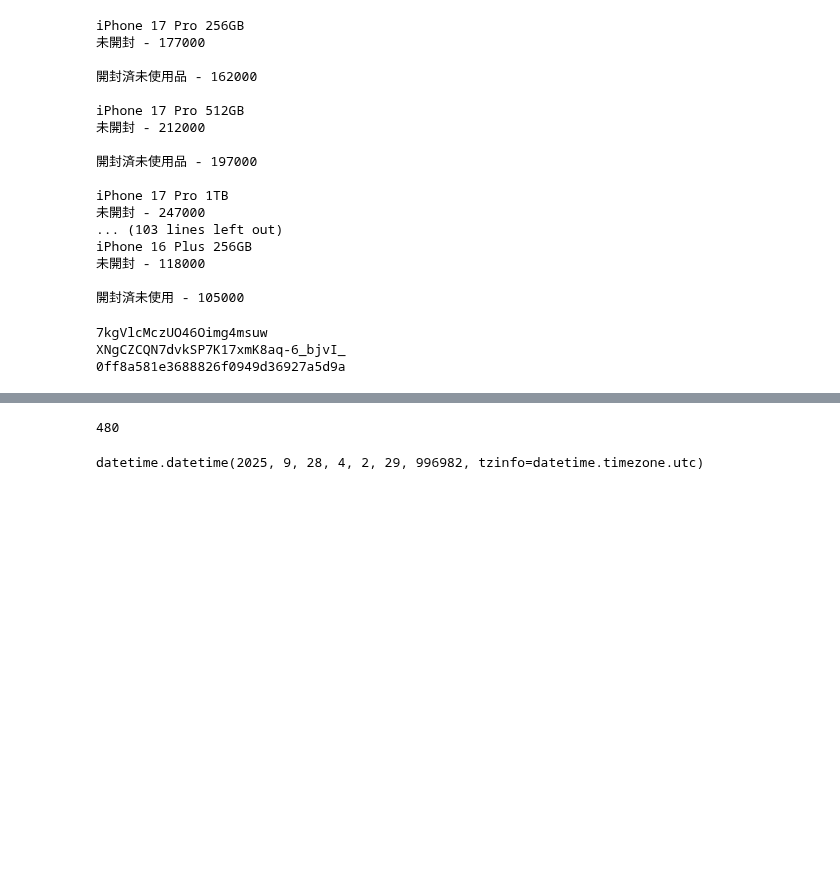
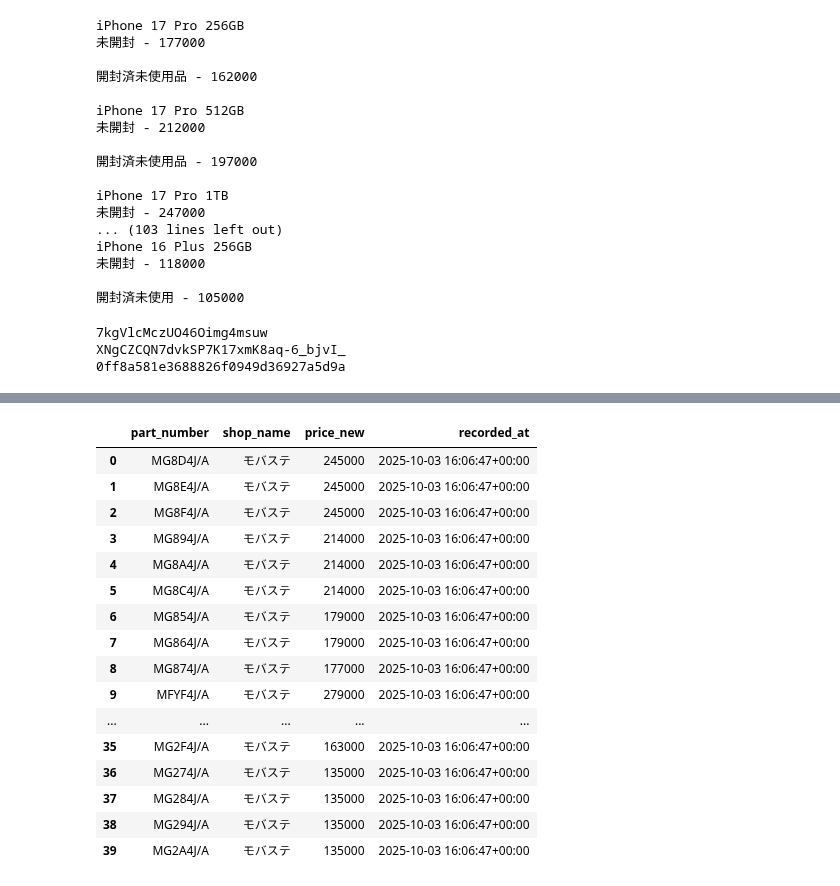
Before and after one commit to zhujiansamuel/YamagotiProjects, a Jupyter notebook: 代码验证.ipynb, the cells around one changed output, grey strips where cells are left out. Drawn from its saved outputs; the diff is of its cells as text; code cells hidden in the pictures; blank space fills up the shorter version.

```diff
--- a/代码验证.ipynb
+++ b/代码验证.ipynb
@@ -1157,41 +1336,22 @@ res
-# %%
-from datetime import timedelta
-
-def _aware_local(dt):
-    tz = timezone.get_current_timezone()
-    if timezone.is_naive(dt):
-        return timezone.make_aware(dt, tz)
-    return dt.astimezone(tz)
-
-def _build_time_grid(start_dt, end_dt, step_minutes: int = 15, offset_minute: int = 0) -> List[int]:
-    """生成本地时区网格（ms）：从 start_dt~end_dt，对齐到“0时offset分+步长 step 分钟”"""
-    step_minutes = max(1, int(step_minutes))
-    offset_minute = int(offset_minute) % step_minutes
-
-    start_local = _aware_local(start_dt)
-    end_local = _aware_local(end_dt)
-
-    day0 = start_local.replace(hour=0, minute=0, second=0, microsecond=0)
-    first = day0 + timedelta(minutes=offset_minute)
-    if first < start_local:
-        delta_min = (start_local - first).total_seconds() / 60.0
-        steps = int(delta_min // step_minutes) + 1
-        first = first + timedelta(minutes=steps * step_minutes)
-
-    grid = []
-    cur = first
-    while cur <= end_local:
-        grid.append(int(cur.timestamp() * 1000))
-        cur = cur + timedelta(minutes=step_minutes)
-    return grid
-
-start_window = timezone.now() - timedelta(days=max(1, int(5)))
-len(_build_time_grid(start_window, timezone.now(), step_minutes=15, offset_minute=0))
-# %% [output]
-480
-# %%
-from datetime import timedelta
-
-start_window
-# %% [output]
-datetime.datetime(2025, 9, 28, 4, 2, 29, 996982, tzinfo=datetime.timezone.utc)
+# %%
+
+res = clean_shop11(df_11)
+res
+# %% [output]
+|  | part_number | shop_name | price_new | recorded_at |
+| 0 | MG8D4J/A | モバステ | 245000 | 2025-10-03 16:06:47+00:00 |
+| 1 | MG8E4J/A | モバステ | 245000 | 2025-10-03 16:06:47+00:00 |
+| 2 | MG8F4J/A | モバステ | 245000 | 2025-10-03 16:06:47+00:00 |
+| 3 | MG894J/A | モバステ | 214000 | 2025-10-03 16:06:47+00:00 |
+| 4 | MG8A4J/A | モバステ | 214000 | 2025-10-03 16:06:47+00:00 |
+| 5 | MG8C4J/A | モバステ | 214000 | 2025-10-03 16:06:47+00:00 |
+| 6 | MG854J/A | モバステ | 179000 | 2025-10-03 16:06:47+00:00 |
+| 7 | MG864J/A | モバステ | 179000 | 2025-10-03 16:06:47+00:00 |
+| 8 | MG874J/A | モバステ | 177000 | 2025-10-03 16:06:47+00:00 |
+| 9 | MFYF4J/A | モバステ | 279000 | 2025-10-03 16:06:47+00:00 |
+| ... | ... | ... | ... | ... |
+| 35 | MG2F4J/A | モバステ | 163000 | 2025-10-03 16:06:47+00:00 |
+| 36 | MG274J/A | モバステ | 135000 | 2025-10-03 16:06:47+00:00 |
+| 37 | MG284J/A | モバステ | 135000 | 2025-10-03 16:06:47+00:00 |
+| 38 | MG294J/A | モバステ | 135000 | 2025-10-03 16:06:47+00:00 |
+| 39 | MG2A4J/A | モバステ | 135000 | 2025-10-03 16:06:47+00:00 |
```
Also changed, not shown: parts of 2 cells of this notebook, 4 other files.
